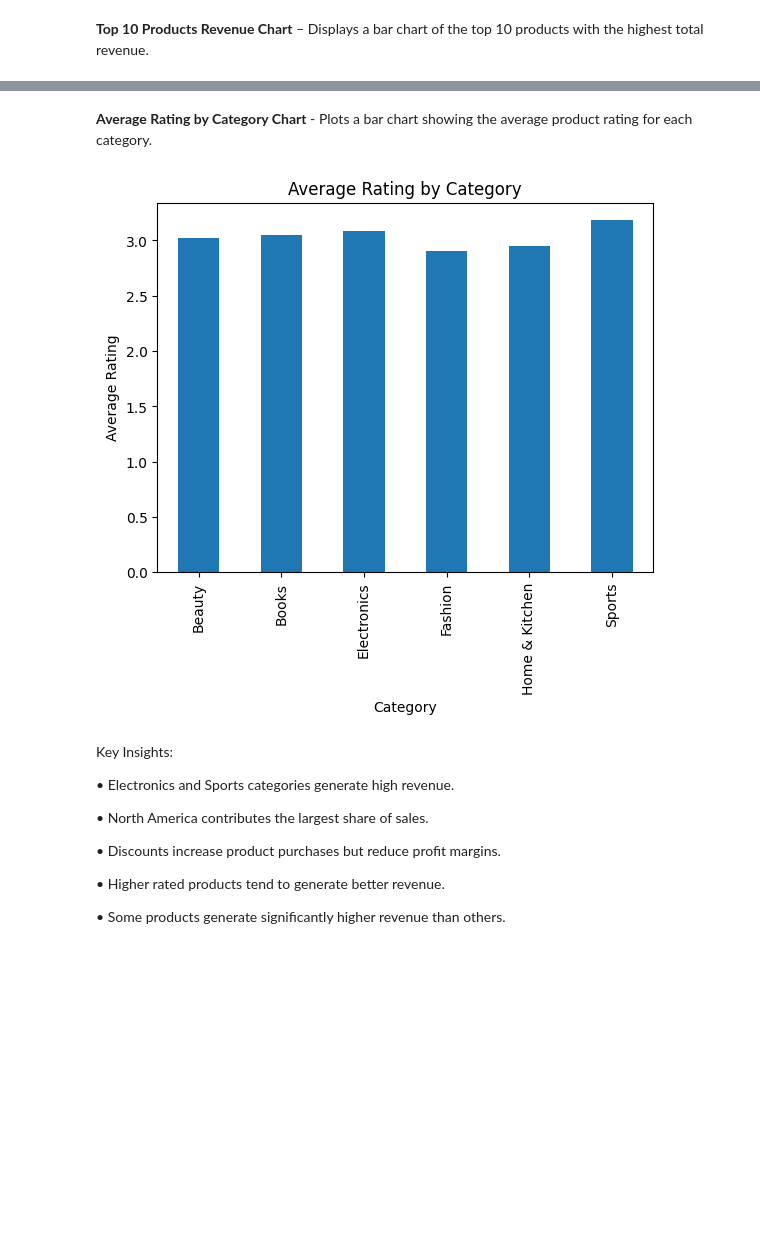
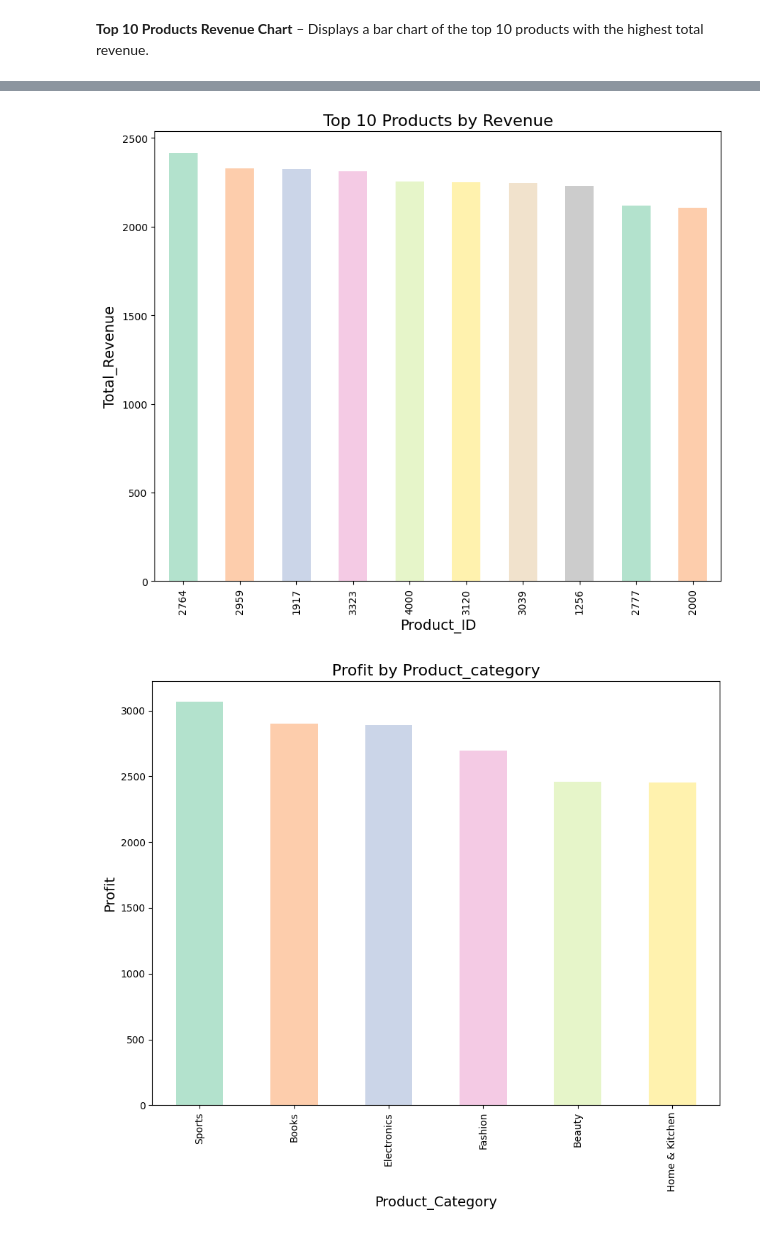
Before and after one commit to parmarriya195-dotcom/amazon-sales-analysis, a Jupyter notebook: notebooks/amazon_sales_analysis.ipynb, the cells around one changed output, grey strips where cells are left out. Drawn from its saved outputs; the diff is of its cells as text; code cells hidden in the pictures; blank space fills up the shorter version.

Commit message:
sales analysis

```diff
--- a/notebooks/amazon_sales_analysis.ipynb
+++ b/notebooks/amazon_sales_analysis.ipynb
@@ -184,2 +151,0 @@ np.int64(0)
-# %%
-df.drop_duplicates(inplace=True)
@@ -232,2 +151,0 @@ np.int64(0)
-# %%
-df.drop_duplicates(inplace=True)
@@ -236,5 +151,0 @@ df.drop_duplicates(inplace=True)
-# %%
-df["order_date"] = pd.to_datetime(df["order_date"])
-
-df["year"] = df["order_date"].dt.year
-df["month"] = df["order_date"].dt.month
@@ -555,24 +229,37 @@ plt.show()
-# %% [markdown]
-**Average Rating by Category Chart** - Plots a bar chart showing the average product rating for each category.
-# %%
-avg_rating = df.groupby("product_category")["rating"].mean()
-
-avg_rating.plot(kind="bar")
-plt.title("Average Rating by Category")
-plt.xlabel("Category")
-plt.ylabel("Average Rating")
-plt.show()
-# %% [output]
-[figure, removed]
-# %% [markdown]
-Key Insights:
-
-• Electronics and Sports categories generate high revenue.
-
-• North America contributes the largest share of sales.
-
-• Discounts increase product purchases but reduce profit margins.
-
-• Higher rated products tend to generate better revenue.
-
-• Some products generate significantly higher revenue than others.
+# %%
+top_products = df.groupby("product_id")["total_revenue"].sum().sort_values(ascending=False).head(10)
+
+colors = plt.cm.Pastel2.colors
+
+top_products.plot(
+    kind="bar",
+    figsize=(10,8),
+    color=colors
+)
+
+plt.title("Top 10 Products by Revenue", fontsize=16)
+plt.xlabel("Product_ID", fontsize=14)
+plt.ylabel("Total_Revenue", fontsize=14)
+
+plt.show()
+# %% [output]
+[figure, added]
+# %%
+product = df.groupby("product_category")["profit"].sum().sort_values(ascending=False)
+
+color = plt.cm.Pastel1.colors
+
+product.plot(
+    kind="bar",
+    figsize=(9,8),
+    color=colors
+)
+
+plt.title("Profit by Product_category", fontsize=16)
+plt.xlabel("Product_Category", fontsize=14)
+plt.ylabel("Profit", fontsize=14)
+
+plt.tight_layout()
+plt.show()
+# %% [output]
+[figure, added]
```
Also changed, not shown: parts of 79 cells of this notebook.
